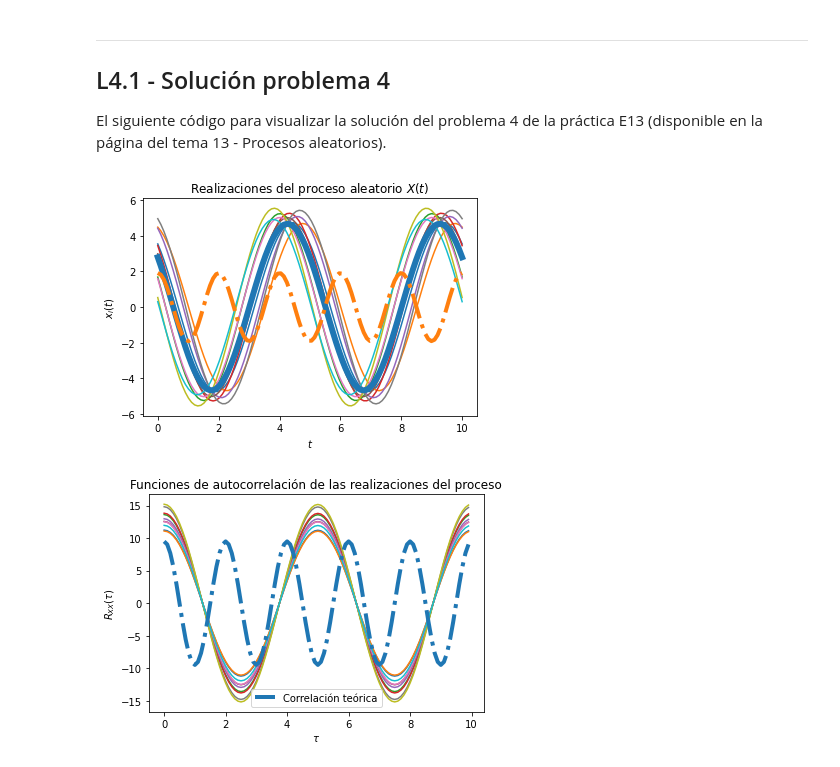
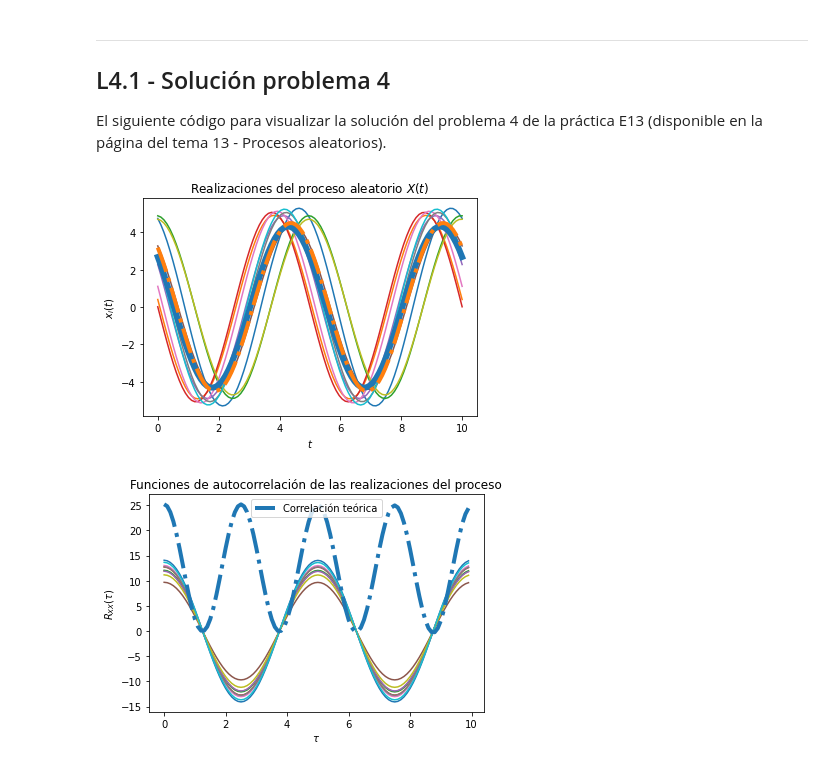
Before and after one commit to saralpla00/Tema-4, a Jupyter notebook: L4.ipynb, the cells around one changed output. Cells and saved outputs as stored; diff of their text form; code cells hidden in the pictures.

```diff
--- a/L4.ipynb
+++ b/L4.ipynb
@@ -138,13 +138,12 @@ for i in range(N):
     x_t = C * np.cos(vaB*t + Z)
     X_t[i,:] = x_t
     plt.plot(t, x_t)
-
 # Promedio de las N realizaciones en cada instante (cada punto en t)
 P = [np.mean(X_t[:,i]) for i in range(len(t))]
 plt.plot(t, P, lw=6)
 
 # Graficar el resultado teórico del valor esperado
-E = 6/np.pi * np.cos(np.pi*t)
+E = 10/np.pi* (np.cos(vaB*t)-np.sin(vaB*t))
 plt.plot(t, E, '-.', lw=4)
 
 # Mostrar las realizaciones, y su promedio calculado y teórico
@@ -153,34 +152,36 @@ plt.xlabel('$t$')
 plt.ylabel('$x_i(t)$')
 plt.show()
 
 '''Solución de la parte b'''
 
 # T valores de desplazamiento tau
 desplazamiento = np.arange(T)
 taus = desplazamiento/t_final
 
 # Inicialización de matriz de valores de correlación para las N funciones
 corr = np.empty((N, len(desplazamiento)))
 
 # Nueva figura para la autocorrelación
 plt.figure()
 
 # Cálculo de correlación para cada valor de tau
 for n in range(N):
     for i, tau in enumerate(desplazamiento):
         corr[n, i] = np.correlate(X_t[n,:], np.roll(X_t[n,:], tau))/T
     plt.plot(taus, corr[n,:])
 
-# Valor teórico de correlación
-Rxx = 19/2 * np.cos(np.pi*taus)
+# Valor teórico de correlación, se toma el valor de teta como 0
+#ya que se encuentra en el rango aceptado
+Rxx = 25.2 *np.cos(vaB*t+0)*np.cos(vaB*(t+taus)+0)
+
 
 # Gráficas de correlación para cada realización y la
 plt.plot(taus, Rxx, '-.', lw=4, label='Correlación teórica')
 plt.title('Funciones de autocorrelación de las realizaciones del proceso')
 plt.xlabel(r'$\tau$')
 plt.ylabel(r'$R_{XX}(\tau)$')
 plt.legend()
 plt.show()
 # %% [output]
-[figure, old version]
+[figure, new version]
-[figure, old version]
+[figure, new version]
```
Also changed, not shown: parts of 2 cells of this notebook.
